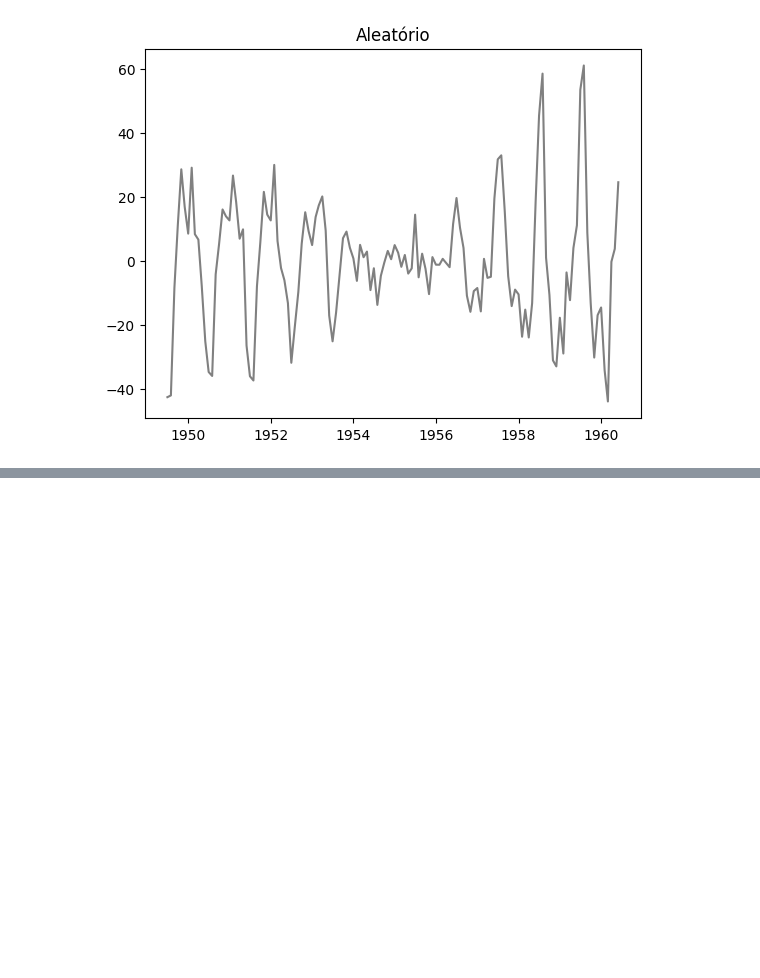
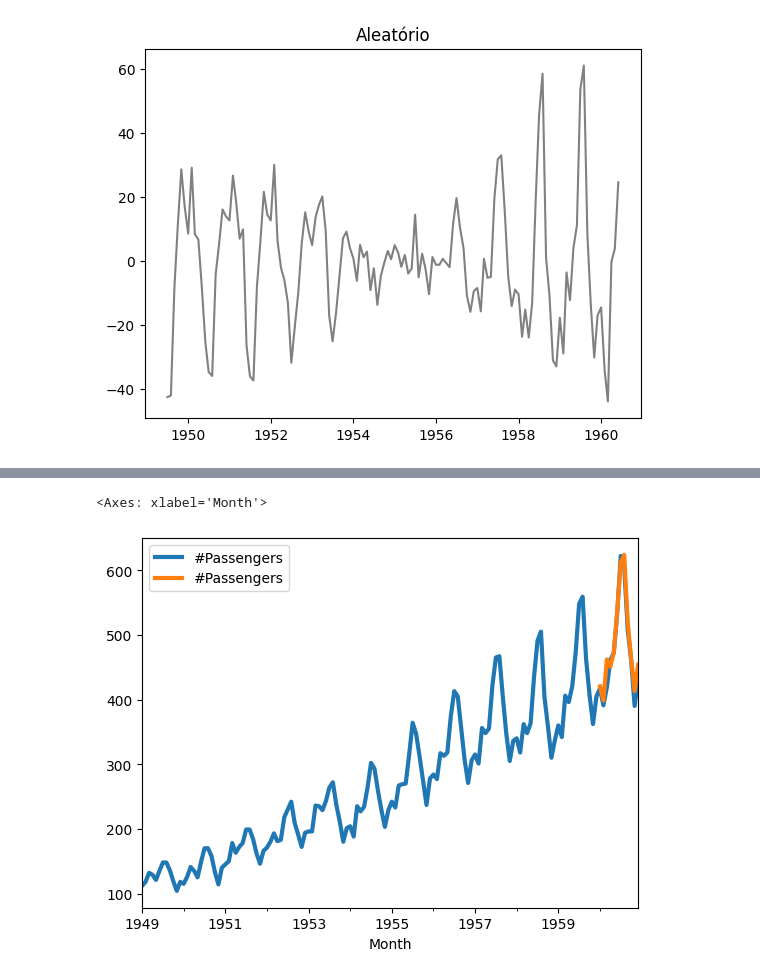
Before and after one commit to marianatiele/Estudos_AM_Projetos, a Jupyter notebook: 3_Seres_Temporais.ipynb, the cells around one changed output, grey strips where cells are left out. Saved outputs shown, nothing was run; the diff lists cells and outputs as text; code cells hidden in the pictures; blank space fills up the shorter version.

```diff
--- a/3_Seres_Temporais.ipynb
+++ b/3_Seres_Temporais.ipynb
@@ -285,0 +371,6 @@ plt.plot(base)
+# %%
+#todos os dados com a previsão do ultimo ano em laranja
+pd.concat([base, previsao], axis=1).plot(linewidth=3)
+# %% [output]
+<Axes: xlabel='Month'>
+[figure, added]
```
Also changed, not shown: parts of 13 cells of this notebook.
